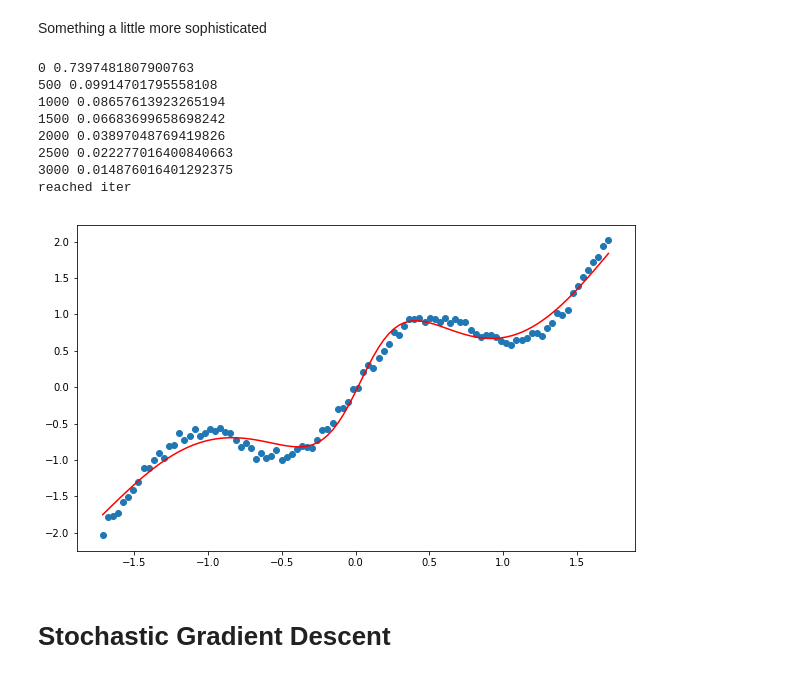
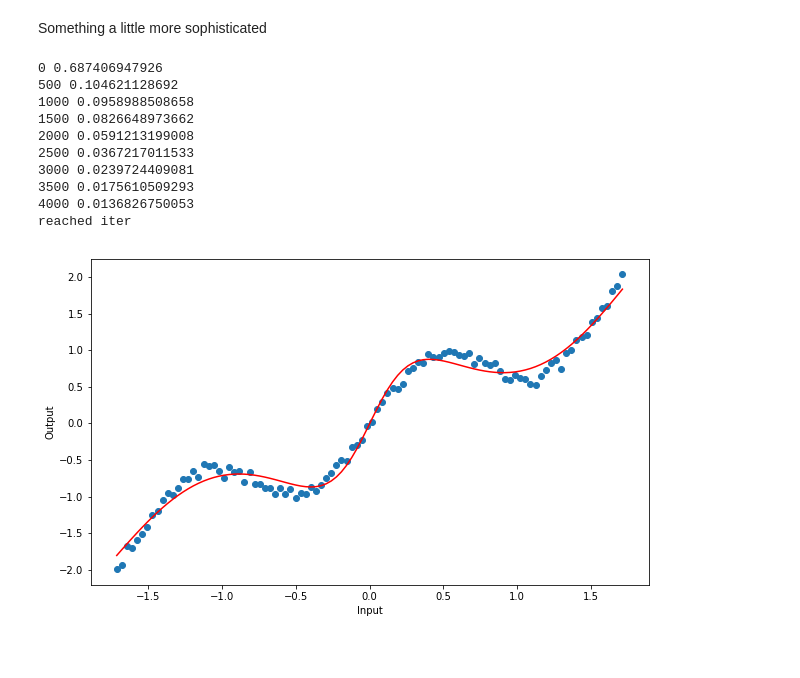
Before and after one commit to idfah/notebooks, a Jupyter notebook: neural-nets/Introduction to Artificial Neural Networks.ipynb, the cells around one changed output. Drawn from its saved outputs; the diff is of its cells as text; code cells hidden in the pictures; blank space fills up the shorter version.

```diff
--- a/neural-nets/Introduction to Artificial Neural Networks.ipynb
+++ b/neural-nets/Introduction to Artificial Neural Networks.ipynb
@@ -244,6 +284,13 @@ class ForwardNet(object):
         z = self.phi(h)
         y = z @ self.vw[:-1] + self.vw[-1]
         return y
+
+    def eval_hidden(self, x):
+        """Generate outputs of hidden units.
+        """
+        h = x @ self.hw[:-1] + self.hw[-1]
+        z = self.phi(h)
+        return z
 # %% [markdown]
 Our quadric example again...
 # %%
@@ -267,22 +323,24 @@ Something a little more sophisticated
 # %%
 g_ripple = g + 0.5 * np.sin(4*x)
 g_ripple -= g.mean(axis=0)
 g_ripple /= g.std(axis=0)
 
-nn_ripple = ForwardNet(x, g_ripple, nh=10, learning_rate=0.1, maxiter=3000)
+nn_ripple = ForwardNet(x, g_ripple, nh=10, learning_rate=0.1, maxiter=4000)
 y_ripple = nn_ripple.predict(x)
 
 plt.scatter(x, g_ripple);
 plt.plot(x, y_ripple, color="red");
+plt.xlabel("Input")
+plt.ylabel("Output");
 # %% [output]
-0 0.7397481807900763
-500 0.09914701795558108
-1000 0.08657613923265194
-1500 0.06683699658698242
-2000 0.03897048769419826
-2500 0.022277016400840663
-3000 0.014876016401292375
+0 0.687406947926
+500 0.104621128692
+1000 0.0958988508658
+1500 0.0826648973662
+2000 0.0591213199008
+2500 0.0367217011533
+3000 0.0239724409081
+3500 0.0175610509293
+4000 0.0136826750053
 reached iter
-[figure, old version]
+[figure, new version]
-# %% [markdown]
-# Stochastic Gradient Descent
```
Also changed, not shown: parts of 19 cells of this notebook.
